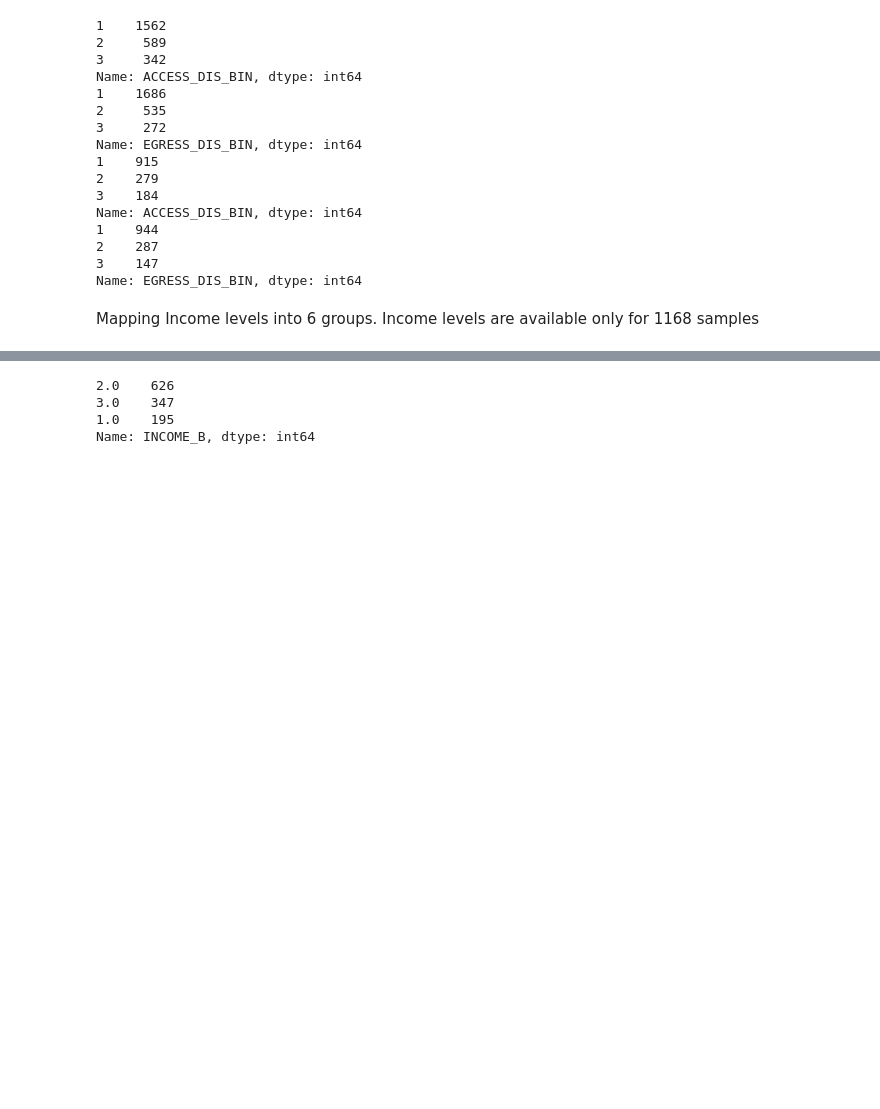
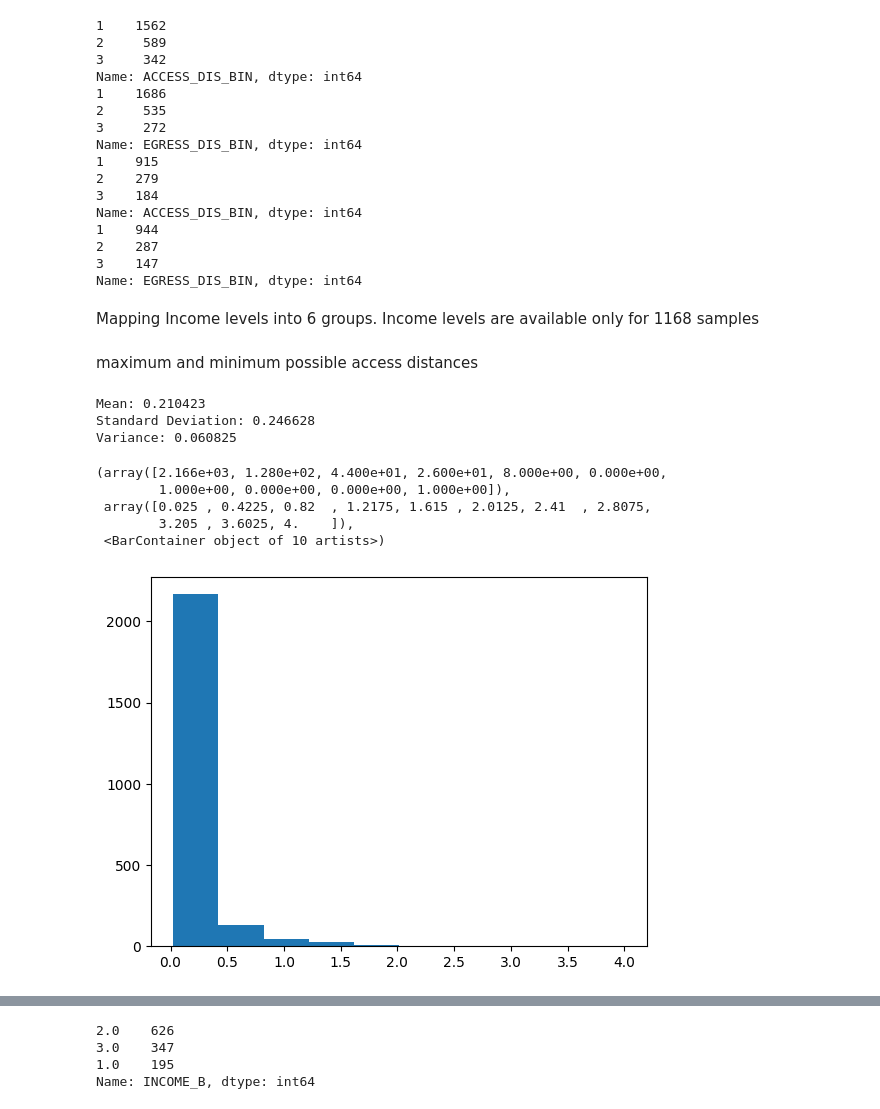
Before and after one commit to Gavaskar24/Metro, a Jupyter notebook: EDA.ipynb, the cells around one changed output, grey strips where cells are left out. Saved outputs shown, nothing was run; the diff lists cells and outputs as text; code cells hidden in the pictures; blank space fills up the shorter version.

```diff
--- a/EDA.ipynb
+++ b/EDA.ipynb
@@ -198,3 +198,17 @@ income_mapper={'>2 Lakhs':6, 'nan':0, '25,001 – 50,000':3, '1,00,001 – 2,00,
        '10,001 – 25,000':2, '50,001 – 1,00,000':4, '<=10,000':1}
 df['INCOME']=df.INCOME.map(income_mapper)
 df_park['INCOME']=df_park.INCOME.map(income_mapper)
+# %%
+# Map AGE_C to Y,M,,E
+# 1 and 2 is Y, 3 and 4 is M, 5 is E
+age_mapper={1:0.079,2:0.079,3:0.075,4:0.075,5:0.067}
+# bike_speed=
+df['W_SPEED']=df.AGE_C.map(age_mapper)
+# %% [markdown]
+maximum and minimum possible access distances
+# %%
+map_access_dis_min={1:0.1,2:0.5,3:1,4:1.5,5:2,6:2.5,7:3,8:3.5,9:4,10:4.5,11:5}
+df['ACCESS_DIS_MIN']=df.ACCESS_DIS.map(map_access_dis_min)
+
+map_acces_dis_max={1:0.5,2:1,3:1.5,3.5:2,4:2.5,5:3,6:3.5,7:4,8:4.5,9:5,10:5.5,11:20}
+df['ACCESS_DIS_MAX']=df.ACCESS_DIS.map(map_acces_dis_max)
@@ -200,0 +217,20 @@ df_park['INCOME']=df_park.INCOME.map(income_mapper)
+# %%
+df2=df[df['ACCESS_M']==3]
+df2=df.loc[(df['ACCESS_TIME']>0) & (df['ACCESS_TIME']<30)]
+
+array=np.array(df2['ACCESS_DIS_MAX']/df2['ACCESS_TIME'])
+# print array statistics
+print('Mean: %f' % np.mean(array))
+print('Standard Deviation: %f' % np.std(array))
+print('Variance: %f' % np.var(array))
+plt.hist(array)
+# %% [output]
+Mean: 0.210423
+Standard Deviation: 0.246628
+Variance: 0.060825
+(array([2.166e+03, 1.280e+02, 4.400e+01, 2.600e+01, 8.000e+00, 0.000e+00,
+        1.000e+00, 0.000e+00, 0.000e+00, 1.000e+00]),
+ array([0.025 , 0.4225, 0.82  , 1.2175, 1.615 , 2.0125, 2.41  , 2.8075,
+        3.205 , 3.6025, 4.    ]),
+ <BarContainer object of 10 artists>)
+[figure, added]
```
Also changed, not shown: parts of 2 cells of this notebook, 2 other files.
